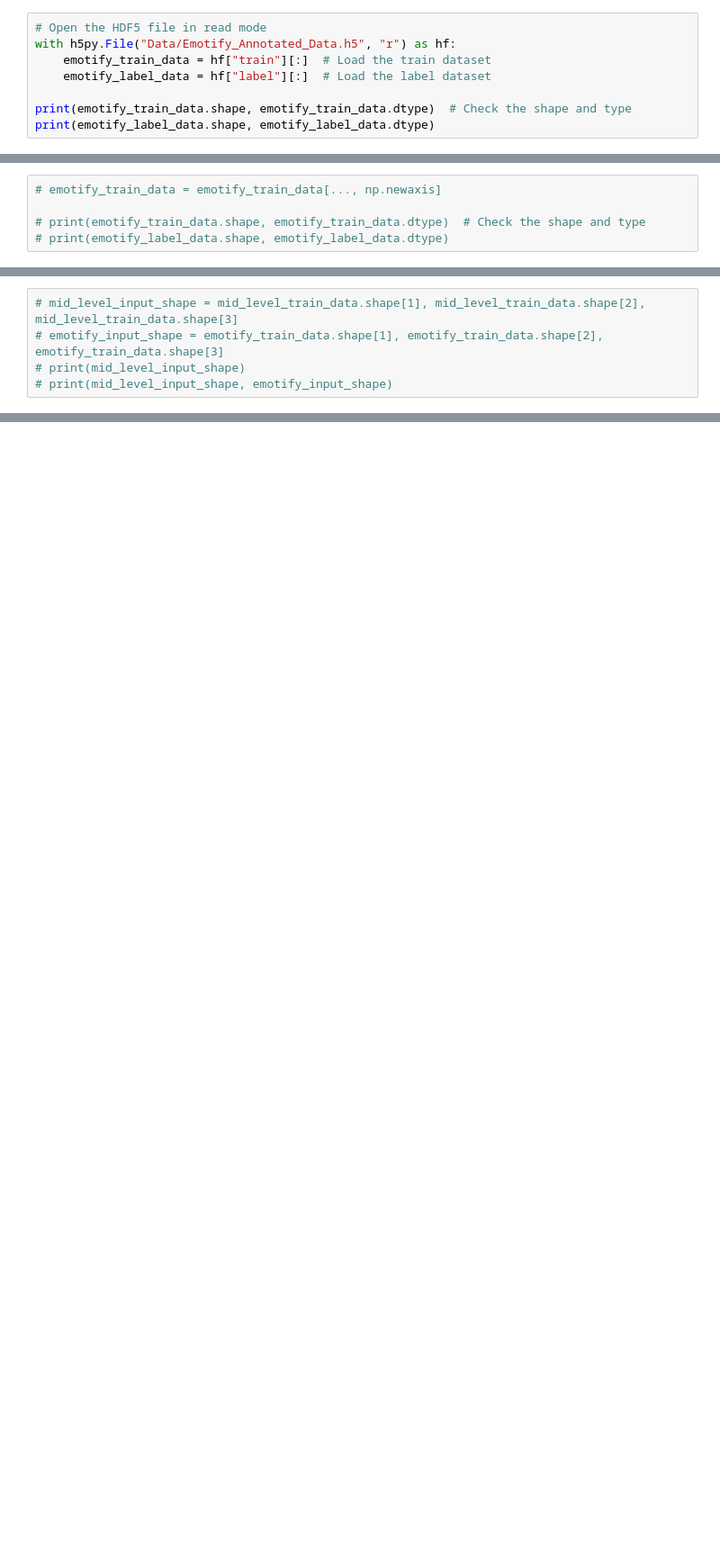
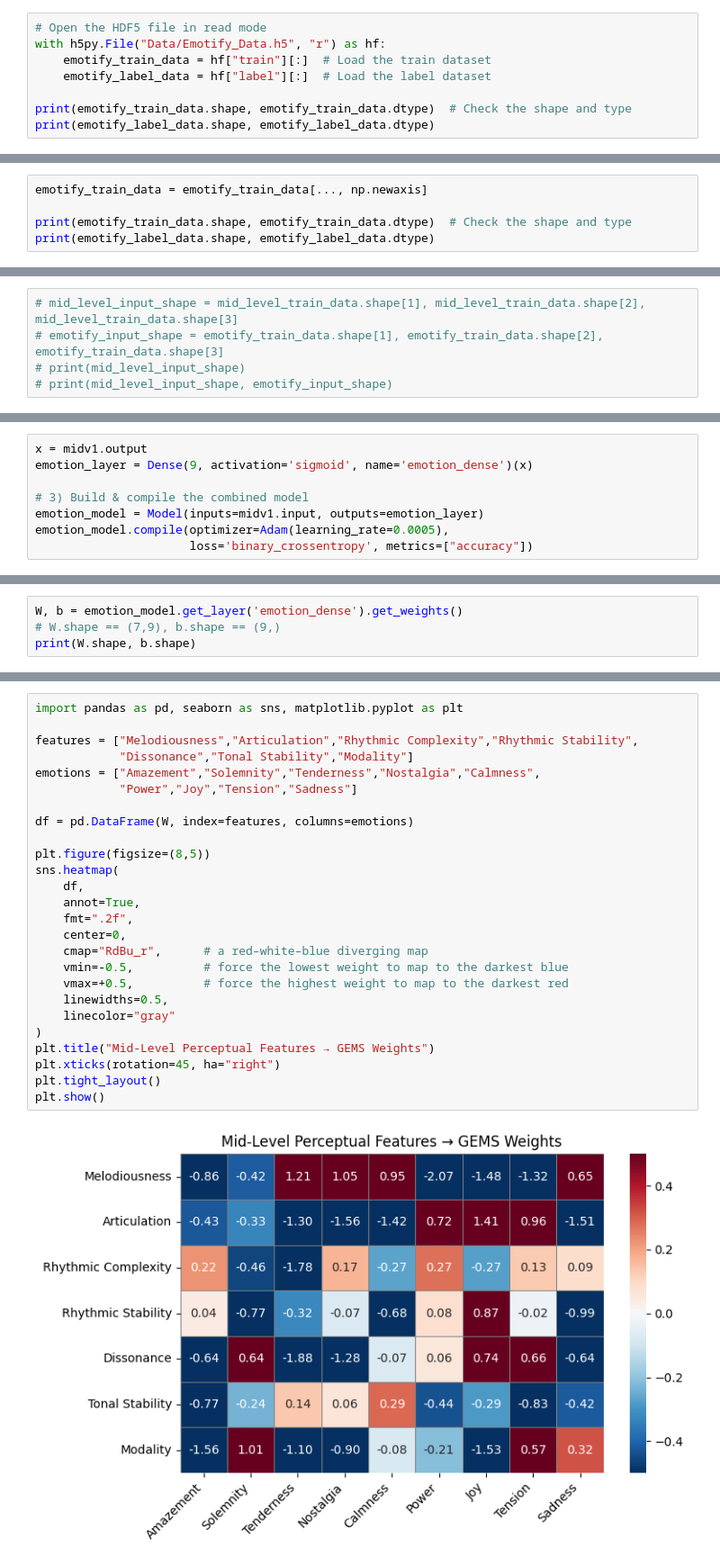
Before and after one commit to Momonan0412/Music-and-Emotion-Mid-Features-and-GEMS, a Jupyter notebook: model_creation.ipynb, the cells around one changed output, grey strips where cells are left out. Shown at 90% size. Drawn from its saved outputs; the diff is of its cells as text; blank space fills up the shorter version.

Commit message:
Model Weights Mapping Mid-Level Audio Features to GEMS Emotion Dimensions

```diff
--- a/model_creation.ipynb
+++ b/model_creation.ipynb
@@ -45,6 +72,6 @@ Modality: 813
 # %%
 # Open the HDF5 file in read mode
-with h5py.File("Data/Emotify_Annotated_Data.h5", "r") as hf:
+with h5py.File("Data/Emotify_Data.h5", "r") as hf:
     emotify_train_data = hf["train"][:]  # Load the train dataset
     emotify_label_data = hf["label"][:]  # Load the label dataset
 
@@ -91,7 +121,7 @@ shuffled_train.dtype
 # print(mid_level_train_data.shape, mid_level_train_data.dtype)  # Check the shape and type
 # print(mid_level_label_data.shape, mid_level_label_data.dtype)
 # %%
-# emotify_train_data = emotify_train_data[..., np.newaxis]
+emotify_train_data = emotify_train_data[..., np.newaxis]
 
-# print(emotify_train_data.shape, emotify_train_data.dtype)  # Check the shape and type
-# print(emotify_label_data.shape, emotify_label_data.dtype)
+print(emotify_train_data.shape, emotify_train_data.dtype)  # Check the shape and type
+print(emotify_label_data.shape, emotify_label_data.dtype)
@@ -148,0 +179,8 @@ model = load_model("model_epoch_52_acc_0.82_loss_0.02_valacc_0.91_valloss_0.02.k
+# %%
+x = midv1.output
+emotion_layer = Dense(9, activation='sigmoid', name='emotion_dense')(x)
+
+# 3) Build & compile the combined model
+emotion_model = Model(inputs=midv1.input, outputs=emotion_layer)
+emotion_model.compile(optimizer=Adam(learning_rate=0.0005),
+                      loss='binary_crossentropy', metrics=["accuracy"])
@@ -167,0 +259,4 @@ model.fit(mid_level_train_data,
+# %%
+W, b = emotion_model.get_layer('emotion_dense').get_weights()
+# W.shape == (7,9), b.shape == (9,)
+print(W.shape, b.shape)
@@ -167,0 +265,28 @@ model.fit(mid_level_train_data,
+# %%
+import pandas as pd, seaborn as sns, matplotlib.pyplot as plt
+
+features = ["Melodiousness","Articulation","Rhythmic Complexity","Rhythmic Stability",
+            "Dissonance","Tonal Stability","Modality"]
+emotions = ["Amazement","Solemnity","Tenderness","Nostalgia","Calmness",
+            "Power","Joy","Tension","Sadness"]
+
+df = pd.DataFrame(W, index=features, columns=emotions)
+
+plt.figure(figsize=(8,5))
+sns.heatmap(
+    df,
+    annot=True,
+    fmt=".2f",
+    center=0,
+    cmap="RdBu_r",      # a red–white–blue diverging map
+    vmin=-0.5,          # force the lowest weight to map to the darkest blue
+    vmax=+0.5,          # force the highest weight to map to the darkest red
+    linewidths=0.5,
+    linecolor="gray"
+)
+plt.title("Mid‑Level Perceptual Features → GEMS Weights")
+plt.xticks(rotation=45, ha="right")
+plt.tight_layout()
+plt.show()
+# %% [output]
+[figure, added]
```
Also changed, not shown: parts of 22 cells of this notebook, 3 other files.
